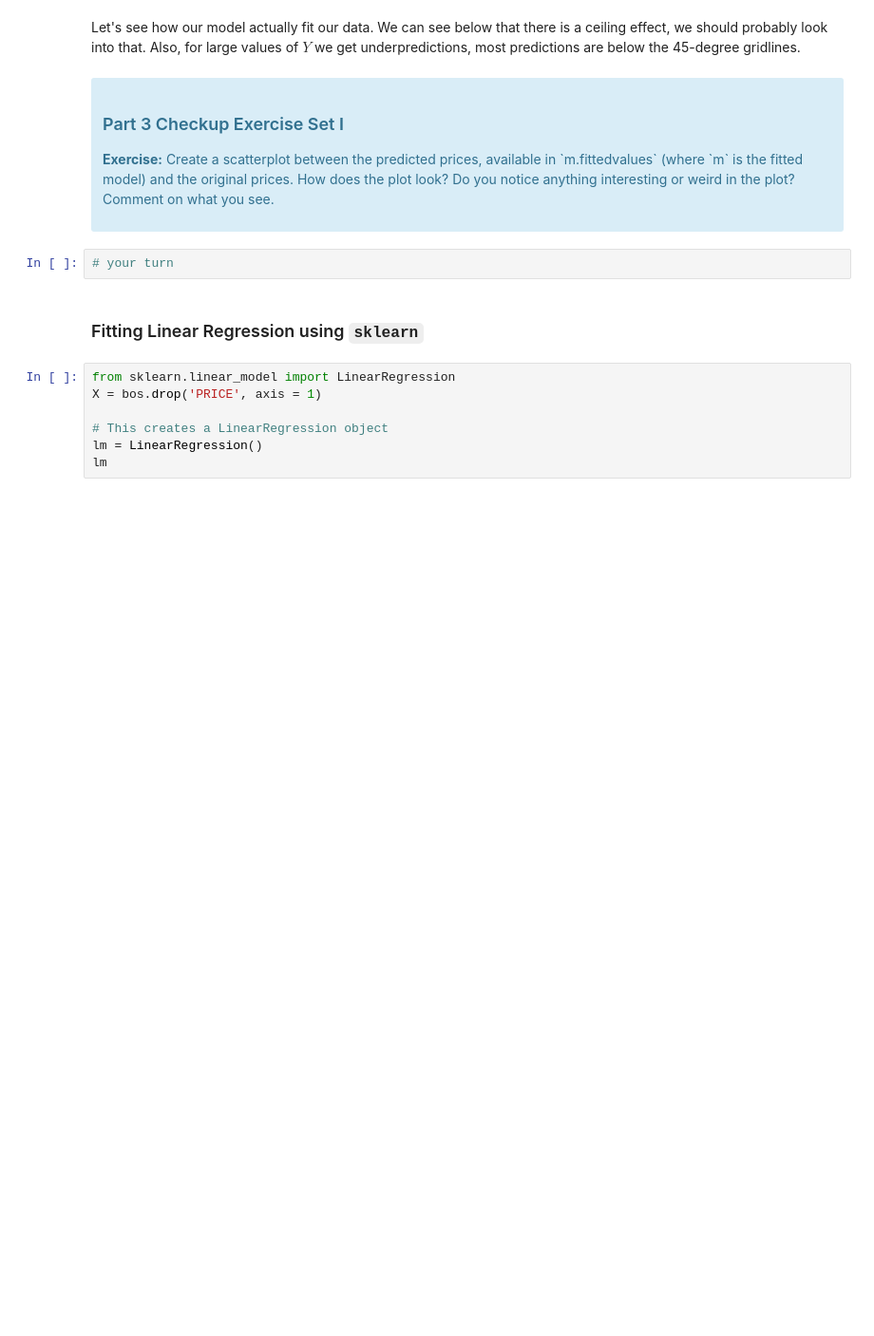
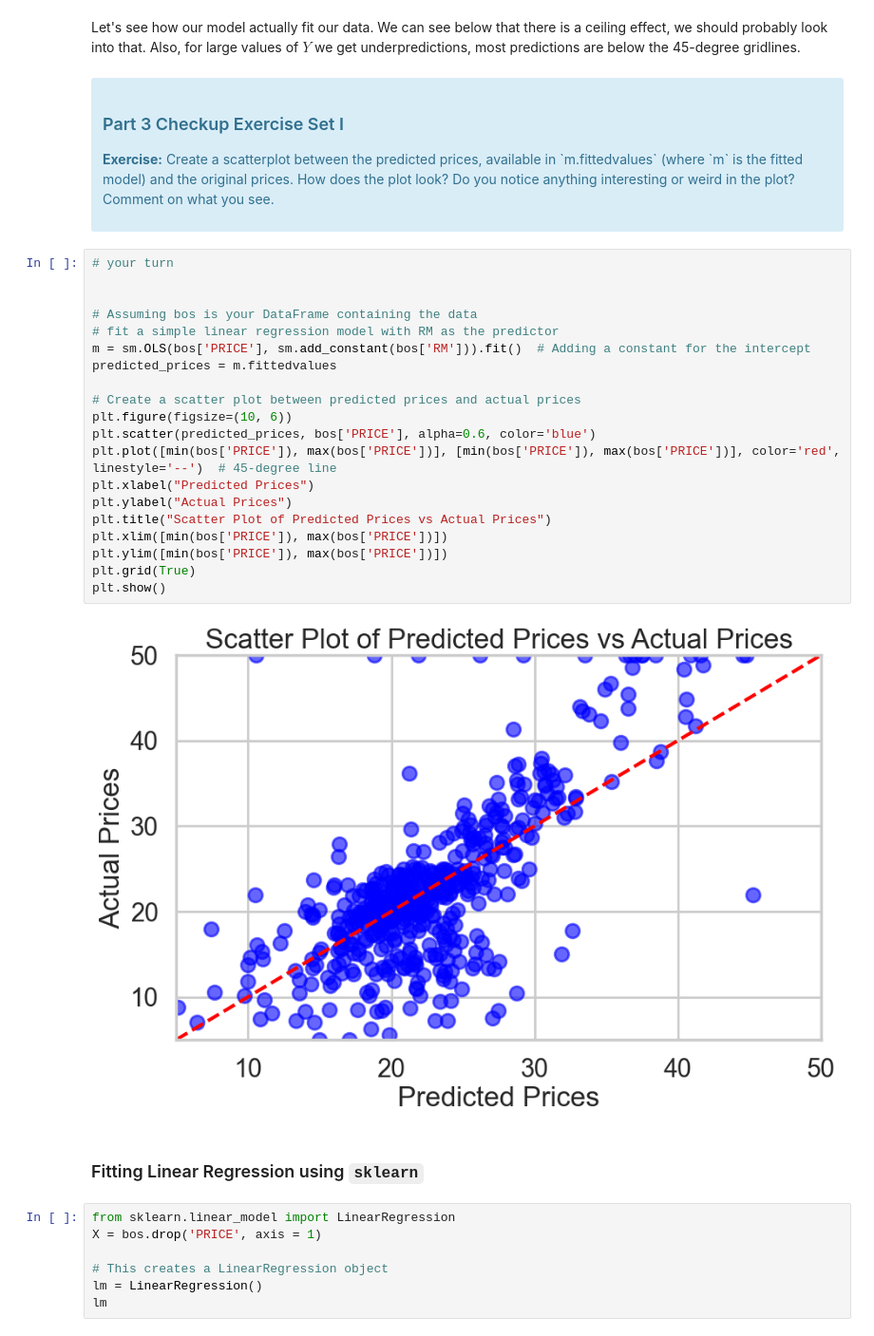
Before and after one commit to madmaxtoastflytiger/Boston-Housing, a Jupyter notebook: Mini_Project_Linear_Regression.ipynb, the cells around one changed output. Shown at 95% size. Saved outputs shown, nothing was run; the diff lists cells and outputs as text; blank space fills up the shorter version.

```diff
--- a/Mini_Project_Linear_Regression.ipynb
+++ b/Mini_Project_Linear_Regression.ipynb
@@ -358,8 +423,28 @@ Let's see how our model actually fit our data. We can see below that there is a
 
 <p><b>Exercise:</b> Create a scatterplot between the predicted prices, available in `m.fittedvalues` (where `m` is the fitted model) and the original prices. How does the plot look? Do you notice anything interesting or weird in the plot? Comment on what you see.</p>
 </div>
-# %%
-# your turn
+# %%
+# your turn
+
+
+# Assuming bos is your DataFrame containing the data
+# fit a simple linear regression model with RM as the predictor
+m = sm.OLS(bos['PRICE'], sm.add_constant(bos['RM'])).fit()  # Adding a constant for the intercept
+predicted_prices = m.fittedvalues
+
+# Create a scatter plot between predicted prices and actual prices
+plt.figure(figsize=(10, 6))
+plt.scatter(predicted_prices, bos['PRICE'], alpha=0.6, color='blue')
+plt.plot([min(bos['PRICE']), max(bos['PRICE'])], [min(bos['PRICE']), max(bos['PRICE'])], color='red', linestyle='--')  # 45-degree line
+plt.xlabel("Predicted Prices")
+plt.ylabel("Actual Prices")
+plt.title("Scatter Plot of Predicted Prices vs Actual Prices")
+plt.xlim([min(bos['PRICE']), max(bos['PRICE'])])
+plt.ylim([min(bos['PRICE']), max(bos['PRICE'])])
+plt.grid(True)
+plt.show()
+# %% [output]
+[figure, added]
 # %% [markdown]
 ### Fitting Linear Regression using `sklearn`
 # %%
```
Also changed, not shown: parts of 31 cells of this notebook.
